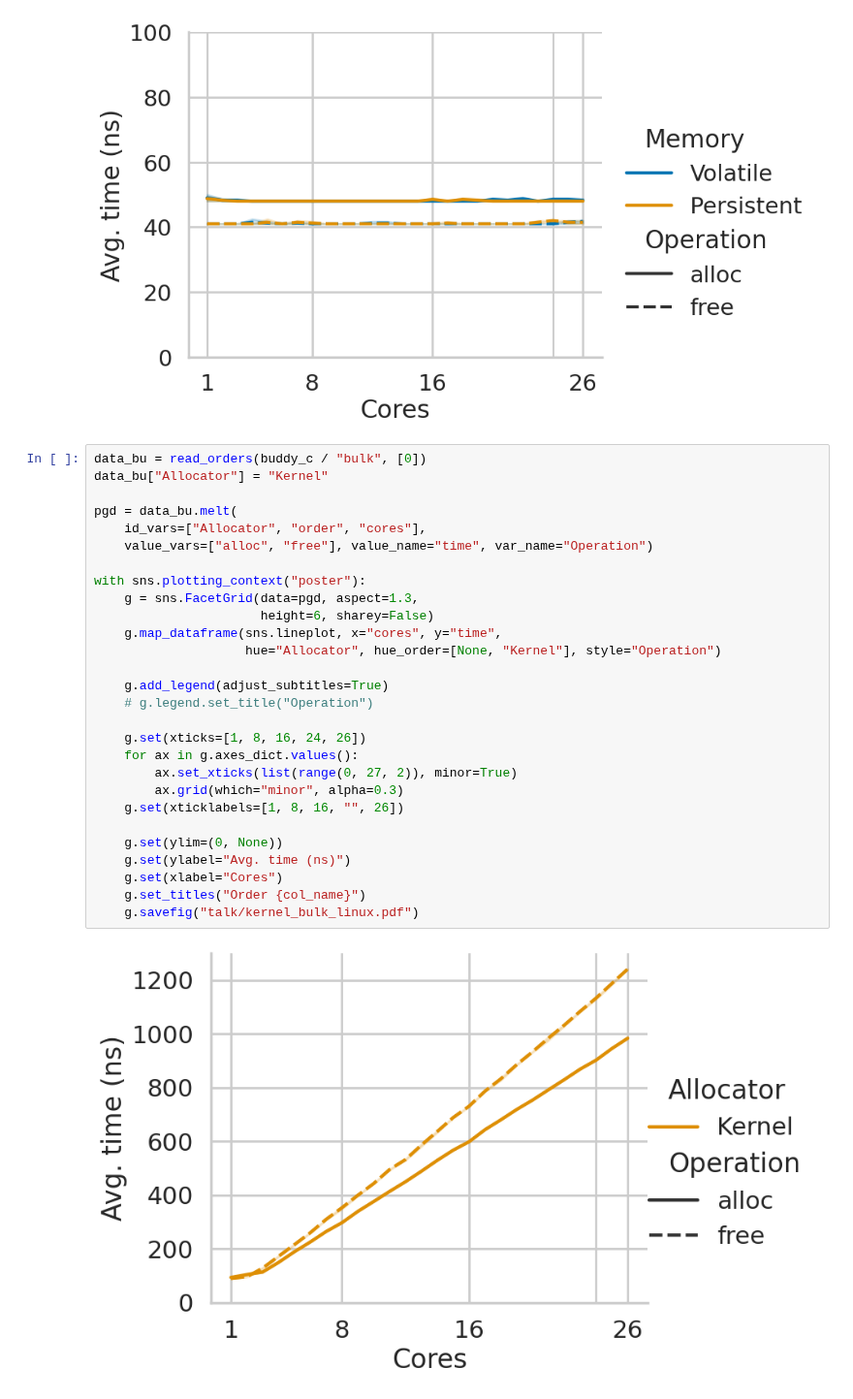
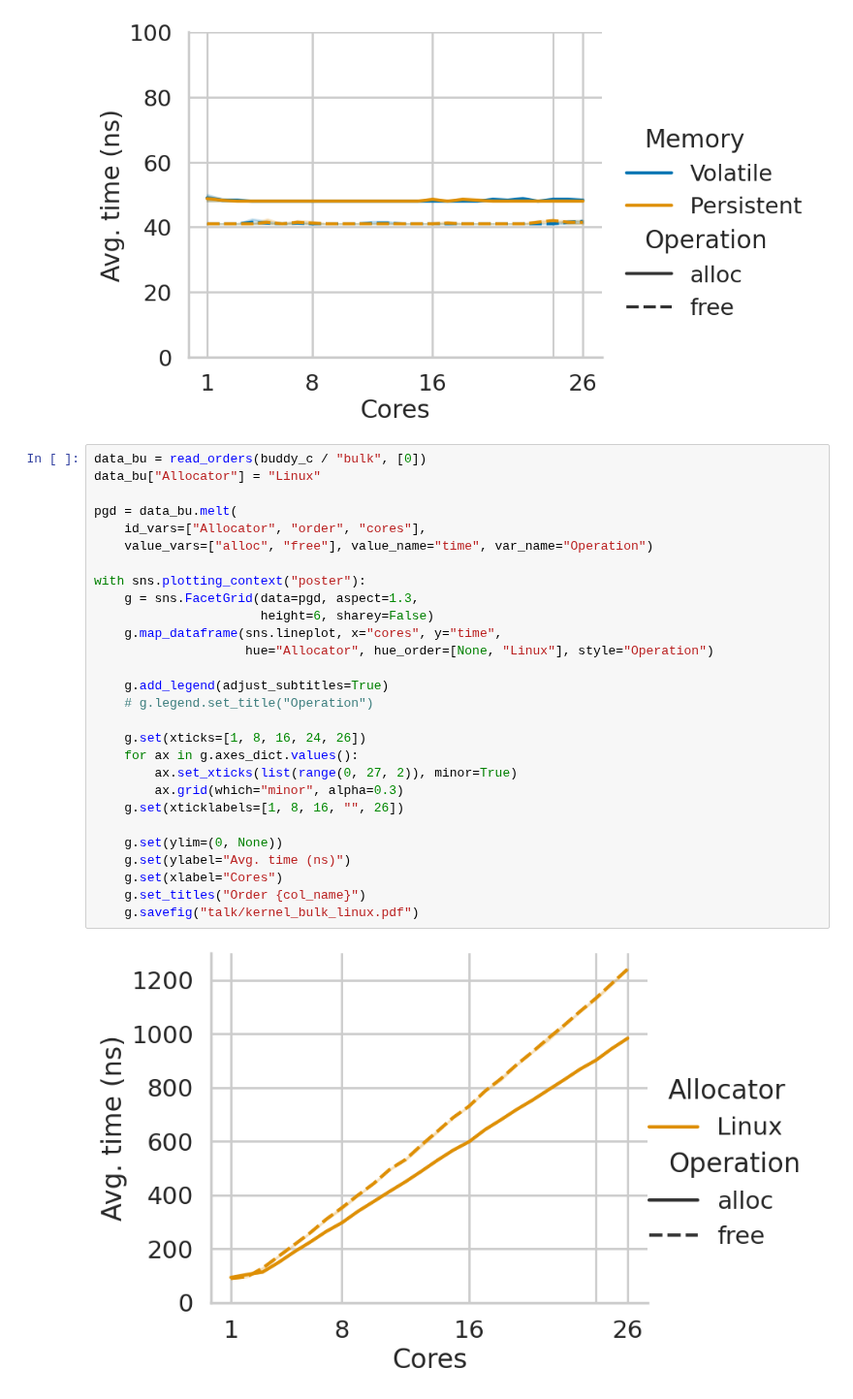
Before and after one commit to luhsra/llfree-bench, a Jupyter notebook: talk.ipynb, the cells around one changed output. Shown at 97% size. Drawn from its saved outputs; the diff is of its cells as text.

Commit message:
Update legends for the talk

```diff
--- a/talk.ipynb
+++ b/talk.ipynb
@@ -110,33 +110,33 @@ with sns.plotting_context("poster"):
 [figure]
 # %%
 data_bu = read_orders(buddy_c / "bulk", [0])
-data_bu["Allocator"] = "Kernel"
+data_bu["Allocator"] = "Linux"
 
 pgd = data_bu.melt(
     id_vars=["Allocator", "order", "cores"],
     value_vars=["alloc", "free"], value_name="time", var_name="Operation")
 
 with sns.plotting_context("poster"):
     g = sns.FacetGrid(data=pgd, aspect=1.3,
                       height=6, sharey=False)
     g.map_dataframe(sns.lineplot, x="cores", y="time",
-                    hue="Allocator", hue_order=[None, "Kernel"], style="Operation")
+                    hue="Allocator", hue_order=[None, "Linux"], style="Operation")
 
     g.add_legend(adjust_subtitles=True)
     # g.legend.set_title("Operation")
 
     g.set(xticks=[1, 8, 16, 24, 26])
     for ax in g.axes_dict.values():
         ax.set_xticks(list(range(0, 27, 2)), minor=True)
         ax.grid(which="minor", alpha=0.3)
     g.set(xticklabels=[1, 8, 16, "", 26])
 
     g.set(ylim=(0, None))
     g.set(ylabel="Avg. time (ns)")
     g.set(xlabel="Cores")
     g.set_titles("Order {col_name}")
     g.savefig("talk/kernel_bulk_linux.pdf")
 # %% [output]
-[figure, old version]
+[figure, new version]
 # %%
 data_bu = read_orders(buddy_c / "bulk", [0])
```
Also changed, not shown: parts of 2 cells of this notebook, 5 other files.
